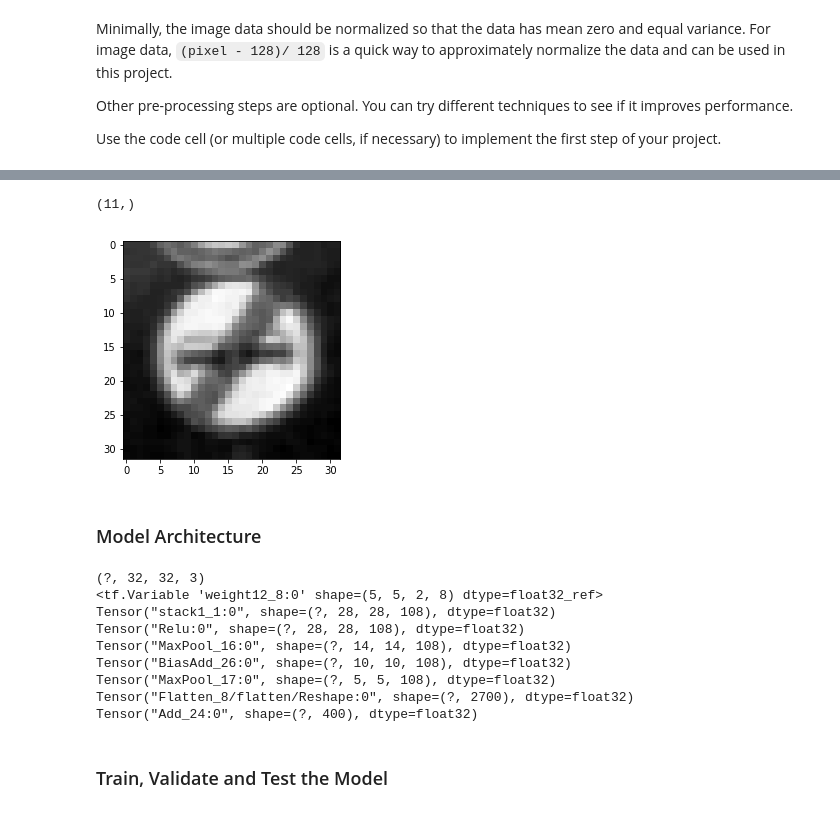
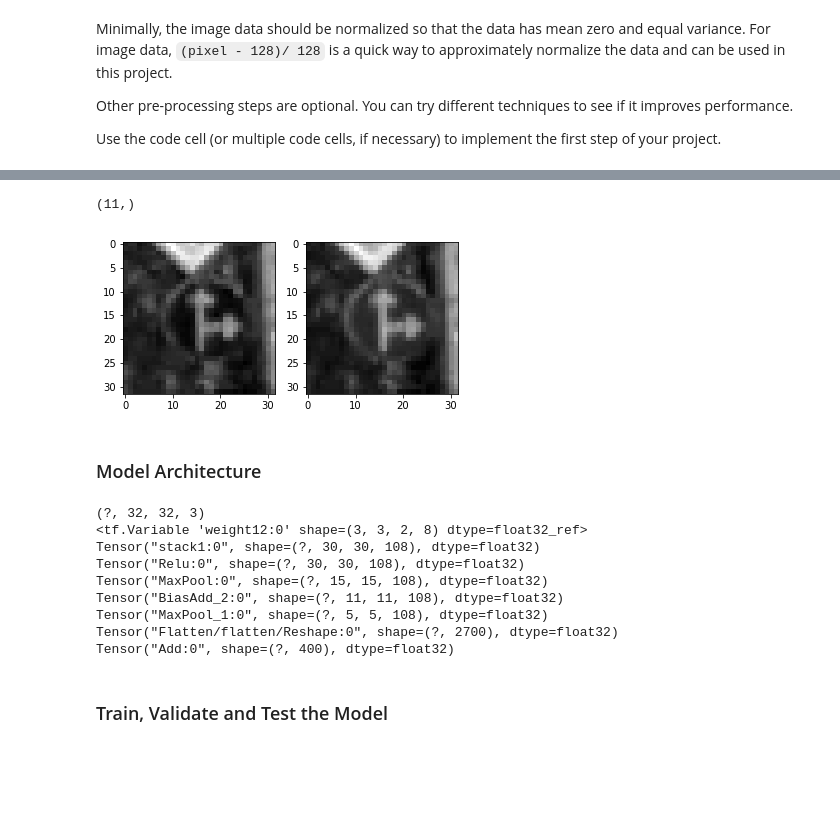
Before and after one commit to qiqika/CarND-Traffic-Sign-Classifier-Project_my, a Jupyter notebook: Traffic_Sign_Classifier.ipynb, the cells around one changed output, grey strips where cells are left out. Drawn from its saved outputs; the diff is of its cells as text; code cells hidden in the pictures; blank space fills up the shorter version.

```diff
--- a/Traffic_Sign_Classifier.ipynb
+++ b/Traffic_Sign_Classifier.ipynb
@@ -416,43 +387,55 @@ dtype: int64
 # %%
-plt.imshow(X_train[20,:,:,0], cmap="gray")
+################################
+#####single image test
+################################
+#plt.imshow(X_train[20,:,:,0], cmap="gray")
 
-image = X_train[20,:,:,:]
+image = X_train[1000,:,:,:]
 
+plt.subplot(1,2,1)
+plt.imshow(image[:,:,0] , cmap="gray")
 
+image[:,:,:] = cv2.cvtColor(image[:,:,:], cv2.COLOR_RGB2YUV)
+image[:,:,:] = cv2.resize(image[:,:,:] ,(32,32),interpolation=cv2.INTER_CUBIC)
+plt.subplot(1,2,2)
+#plt.imshow(X_train1[1000,:,:,0] , cmap="gray")
+
+plt.imshow(image[:,:,0] , cmap="gray")
 """
 image= np.uint8(image)
 ss = cv2.Canny(image, 50, 150)
 
 imgg = np.array(cv2.bitwise_xor(ss,image))
 imgg1 = cv2.bitwise_not(ss)
 
 imgg2 = cv2.bitwise_or(imgg,imgg1)
 
 rows,cols = image.shape
 
 M = cv2.getRotationMatrix2D((cols/2,rows/2),0,1.5)
 imgrotation = cv2.warpAffine(image,M,(cols,rows))
 
 plt.imshow(imgrotation, cmap="gray")
 
 """
 rows,cols = image.shape[0:2]
 M = cv2.getRotationMatrix2D((cols/2,rows/2),0,1)
 imgtemp = cv2.warpAffine(image,M,(cols,rows))
 x= np.arange(-1,10,1)
 
 imgtemp1 = changeContrast(imgtemp ,0.7,0)
 imgblursquare = np.sqrt(np.array(cv2.GaussianBlur(imgtemp,(1,1),0),dtype = float))
-plt.imshow(imgtemp[:,:,0], cmap="gray")
+#plt.imshow(imgtemp[:,:,0], cmap="gray")
+#plt.subplot(1,2,2)
 #plt.imshow(imgblursquare[:,:,0] , cmap="gray")
 
 print(x.shape)
 for i in  [0,3,5,7]:# np.arange(-2,3,1):
     #print(i)
     pass
 # %% [output]
 (11,)
-[figure, old version]
+[figure, new version]
 # %% [markdown]
 ### Model Architecture
 # %%
@@ -480,8 +463,8 @@ def LeNet(x):
     # TODO: Layer 12: Convolutional. Input = 32x32x1. Output = 28x28x100.
 
     conv_layer1 = []
-    filter_size_height = 5
-    filter_size_width = 5
+    filter_size_height = 3
+    filter_size_width = 3
     color_channels = 1
     k_output =100
 
@@ -499,8 +482,8 @@ def LeNet(x):
     #print(conv_layer)
 
     # TODO: Layer 12: Convolutional. Input = 32x32x2. Output = 28x28x8.
-    filter_size_height = 5
-    filter_size_width = 5
+    filter_size_height = 3
+    filter_size_width = 3
     color_channels = 2
     k_output =8
 
@@ -512,7 +495,7 @@ def LeNet(x):
     conv_layer12 = tf.nn.conv2d(x[:,:,:,1:3], weight, strides=[1, 1, 1, 1], padding='VALID')
 
     conv_layer12 = tf.nn.bias_add(conv_layer12, bias)
-    for i in range(8):
+    for i in range(k_output):
         conv_layer1.append( conv_layer12[:,:,:,i])
     conv_layer1 = tf.stack(conv_layer1, axis=3,name='stack1')
 
@@ -522,6 +505,7 @@ def LeNet(x):
     conv_layer1 = tf.nn.relu(conv_layer1)
     #conv_layer1 =(tf.tanh(conv_layer1))
     print(conv_layer1)
+
     # TODO: Pooling. Input = 28x28x108. Output = 14x14x108.
     conv_layer1 = tf.nn.max_pool(
     conv_layer1,
@@ -547,6 +531,8 @@ def LeNet(x):
     # TODO: Activation.
     conv_layer = tf.nn.relu(conv_layer)
     #conv_layer = (tf.tanh(conv_layer))
+
+
     # TODO: Pooling. Input = 10x10x108. Output = 5x5x108.
     conv_layer = tf.nn.max_pool(
     conv_layer,
@@ -554,10 +540,13 @@ def LeNet(x):
     strides=[1, 2, 2, 1],
     padding='VALID')
     print(conv_layer)
+
+
     # TODO: Flatten. Input = 5x5x108. Output = 2700.
 
     conv_layer = flatten(conv_layer)
     print(conv_layer)
+
 
     # TODO: Layer 3: Fully Connected. Input = 2700. Output = 400.
     filter_size_height = conv_layer.shape[1].value
@@ -636,14 +625,14 @@ def evaluate(X_data, y_data):
     return total_accuracy / num_examples
 # %% [output]
 (?, 32, 32, 3)
-<tf.Variable 'weight12_8:0' shape=(5, 5, 2, 8) dtype=float32_ref>
-Tensor("stack1_1:0", shape=(?, 28, 28, 108), dtype=float32)
-Tensor("Relu:0", shape=(?, 28, 28, 108), dtype=float32)
-Tensor("MaxPool_16:0", shape=(?, 14, 14, 108), dtype=float32)
-Tensor("BiasAdd_26:0", shape=(?, 10, 10, 108), dtype=float32)
-Tensor("MaxPool_17:0", shape=(?, 5, 5, 108), dtype=float32)
-Tensor("Flatten_8/flatten/Reshape:0", shape=(?, 2700), dtype=float32)
-Tensor("Add_24:0", shape=(?, 400), dtype=float32)
+<tf.Variable 'weight12:0' shape=(3, 3, 2, 8) dtype=float32_ref>
+Tensor("stack1:0", shape=(?, 30, 30, 108), dtype=float32)
+Tensor("Relu:0", shape=(?, 30, 30, 108), dtype=float32)
+Tensor("MaxPool:0", shape=(?, 15, 15, 108), dtype=float32)
+Tensor("BiasAdd_2:0", shape=(?, 11, 11, 108), dtype=float32)
+Tensor("MaxPool_1:0", shape=(?, 5, 5, 108), dtype=float32)
+Tensor("Flatten/flatten/Reshape:0", shape=(?, 2700), dtype=float32)
+Tensor("Add:0", shape=(?, 400), dtype=float32)
 # %% [markdown]
 ### Train, Validate and Test the Model
 # %% [markdown]
```
Also changed, not shown: parts of 12 cells of this notebook, 1 other file.
